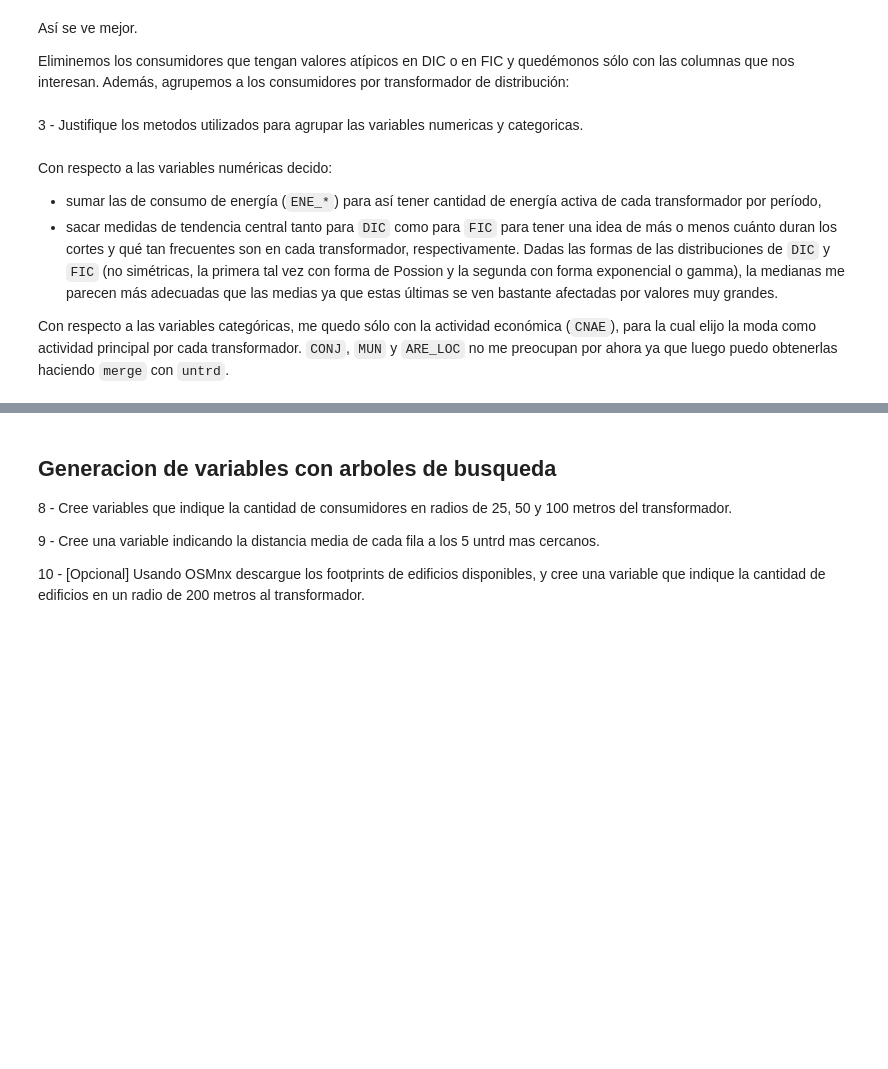
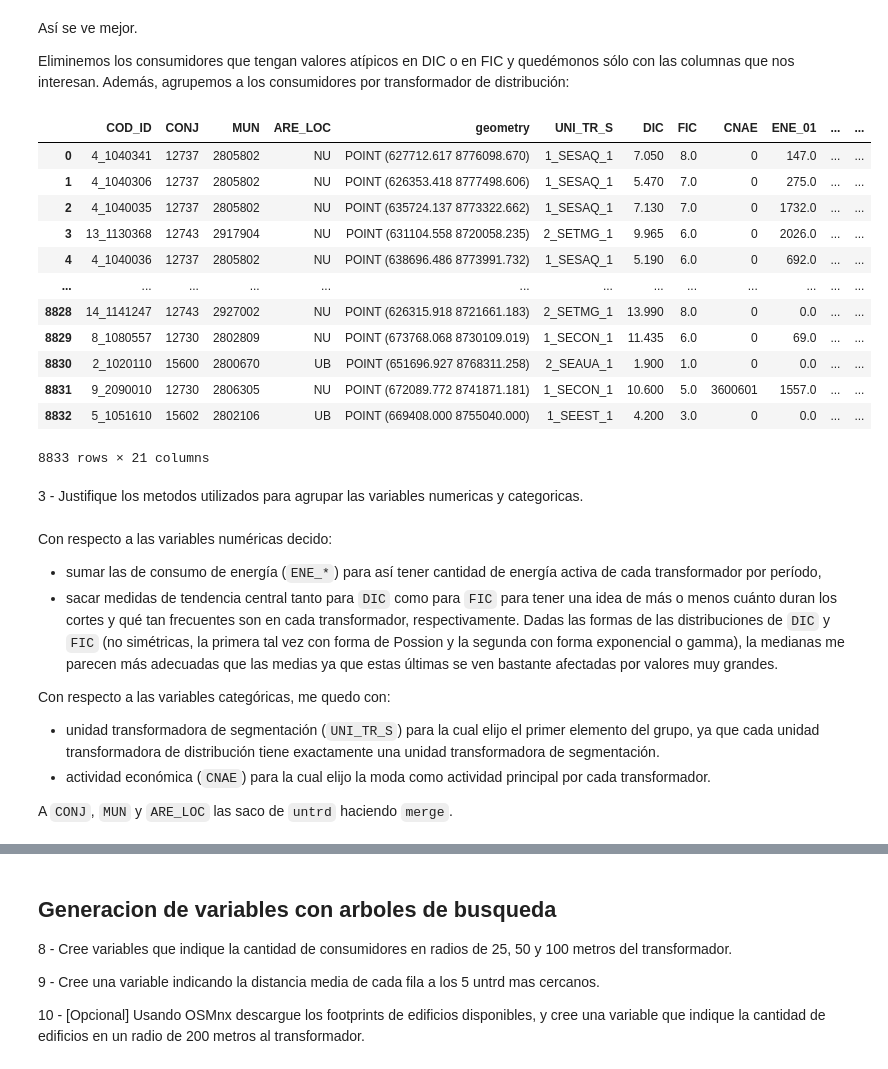
Before and after one commit to georeference-ML-mentoria/AnalisisYCuracion-, a Jupyter notebook: Javier.ipynb, the cells around one changed output, grey strips where cells are left out. Drawn from its saved outputs; the diff is of its cells as text; code cells hidden in the pictures; blank space fills up the shorter version.

```diff
--- a/Javier.ipynb
+++ b/Javier.ipynb
@@ -124,7 +126,7 @@ La información que creo es más relevante involucra:
 ene_col_names = ['ENE_{:02}'.format(i) for i in range(1, 13)]
 ucbt_relevant_num_col_names = ene_col_names + ['DIC', 'FIC']
 ucbt_relevant_col_names = (
-    ['UNI_TR_D', 'CONJ', 'MUN', 'BRR', 'CEP', 'ARE_LOC', 'CNAE'] +
+    ['UNI_TR_D', 'UNI_TR_S', 'CONJ', 'MUN', 'BRR', 'CEP', 'ARE_LOC', 'CNAE'] +
     ucbt_relevant_num_col_names
 )
 # %% [markdown]
@@ -220,3 +212,33 @@ untrd_from_ucbt['CNAE_MAIN'] = clean_ucbt[['UNI_TR_D', 'CNAE']].groupby('UNI_TR_
+# %%
+clean_ucbt = ucbt[~dic_is_outlier & ~fic_is_outlier][ucbt_relevant_col_names]
+
+agg_dict = {
+    'UNI_TR_S': 'first',
+    'DIC': 'median',
+    'FIC': 'median',
+    'CNAE': pd.Series.mode
+}
+for ene_col_name in ene_col_names:
+    agg_dict[ene_col_name] = 'sum'
+ext_untrd = clean_ucbt.groupby('UNI_TR_D').agg(agg_dict)
+
+ext_untrd = untrd[['COD_ID', 'CONJ', 'MUN', 'ARE_LOC', 'geometry']].merge(ext_untrd, left_on='COD_ID', right_on='UNI_TR_D')
+
+ext_untrd
+# %% [output]
+|  | COD_ID | CONJ | MUN | ARE_LOC | geometry | UNI_TR_S | DIC | FIC | CNAE | ENE_01 | ... | ... |
+| 0 | 4_1040341 | 12737 | 2805802 | NU | POINT (627712.617 8776098.670) | 1_SESAQ_1 | 7.050 | 8.0 | 0 | 147.0 | ... | ... |
+| 1 | 4_1040306 | 12737 | 2805802 | NU | POINT (626353.418 8777498.606) | 1_SESAQ_1 | 5.470 | 7.0 | 0 | 275.0 | ... | ... |
+| 2 | 4_1040035 | 12737 | 2805802 | NU | POINT (635724.137 8773322.662) | 1_SESAQ_1 | 7.130 | 7.0 | 0 | 1732.0 | ... | ... |
+| 3 | 13_1130368 | 12743 | 2917904 | NU | POINT (631104.558 8720058.235) | 2_SETMG_1 | 9.965 | 6.0 | 0 | 2026.0 | ... | ... |
+| 4 | 4_1040036 | 12737 | 2805802 | NU | POINT (638696.486 8773991.732) | 1_SESAQ_1 | 5.190 | 6.0 | 0 | 692.0 | ... | ... |
+| ... | ... | ... | ... | ... | ... | ... | ... | ... | ... | ... | ... | ... |
+| 8828 | 14_1141247 | 12743 | 2927002 | NU | POINT (626315.918 8721661.183) | 2_SETMG_1 | 13.990 | 8.0 | 0 | 0.0 | ... | ... |
+| 8829 | 8_1080557 | 12730 | 2802809 | NU | POINT (673768.068 8730109.019) | 1_SECON_1 | 11.435 | 6.0 | 0 | 69.0 | ... | ... |
+| 8830 | 2_1020110 | 15600 | 2800670 | UB | POINT (651696.927 8768311.258) | 2_SEAUA_1 | 1.900 | 1.0 | 0 | 0.0 | ... | ... |
+| 8831 | 9_2090010 | 12730 | 2806305 | NU | POINT (672089.772 8741871.181) | 1_SECON_1 | 10.600 | 5.0 | 3600601 | 1557.0 | ... | ... |
+| 8832 | 5_1051610 | 15602 | 2802106 | UB | POINT (669408.000 8755040.000) | 1_SEEST_1 | 4.200 | 3.0 | 0 | 0.0 | ... | ... |
+8833 rows × 21 columns
 # %% [markdown]
 3 - Justifique los metodos utilizados para agrupar las variables numericas y categoricas.
 # %% [markdown]
@@ -224,4 +246,8 @@ Con respecto a las variables numéricas decido:
 * sumar las de consumo de energía (`ENE_*`) para así tener cantidad de energía activa de cada transformador por período,
 * sacar medidas de tendencia central tanto para `DIC` como para `FIC` para tener una idea de más o menos cuánto duran los cortes y qué tan frecuentes son en cada transformador, respectivamente. Dadas las formas de las distribuciones de `DIC` y `FIC` (no simétricas, la primera tal vez con forma de Possion y la segunda con forma exponencial o gamma), la medianas me parecen más adecuadas que las medias ya que estas últimas se ven bastante afectadas por valores muy grandes.
 
-Con respecto a las variables categóricas, me quedo sólo con la actividad económica (`CNAE`), para la cual elijo la moda como actividad principal por cada transformador. `CONJ`, `MUN` y `ARE_LOC` no me preocupan por ahora ya que luego puedo obtenerlas haciendo `merge` con `untrd`.
+Con respecto a las variables categóricas, me quedo con:
+* unidad transformadora de segmentación (`UNI_TR_S`) para la cual elijo el primer elemento del grupo, ya que cada unidad transformadora de distribución tiene exactamente una unidad transformadora de segmentación.
+* actividad económica (`CNAE`) para la cual elijo la moda como actividad principal por cada transformador.
+
+A `CONJ`, `MUN` y `ARE_LOC` las saco de `untrd` haciendo `merge`.
```
Also changed, not shown: parts of 12 cells of this notebook.
